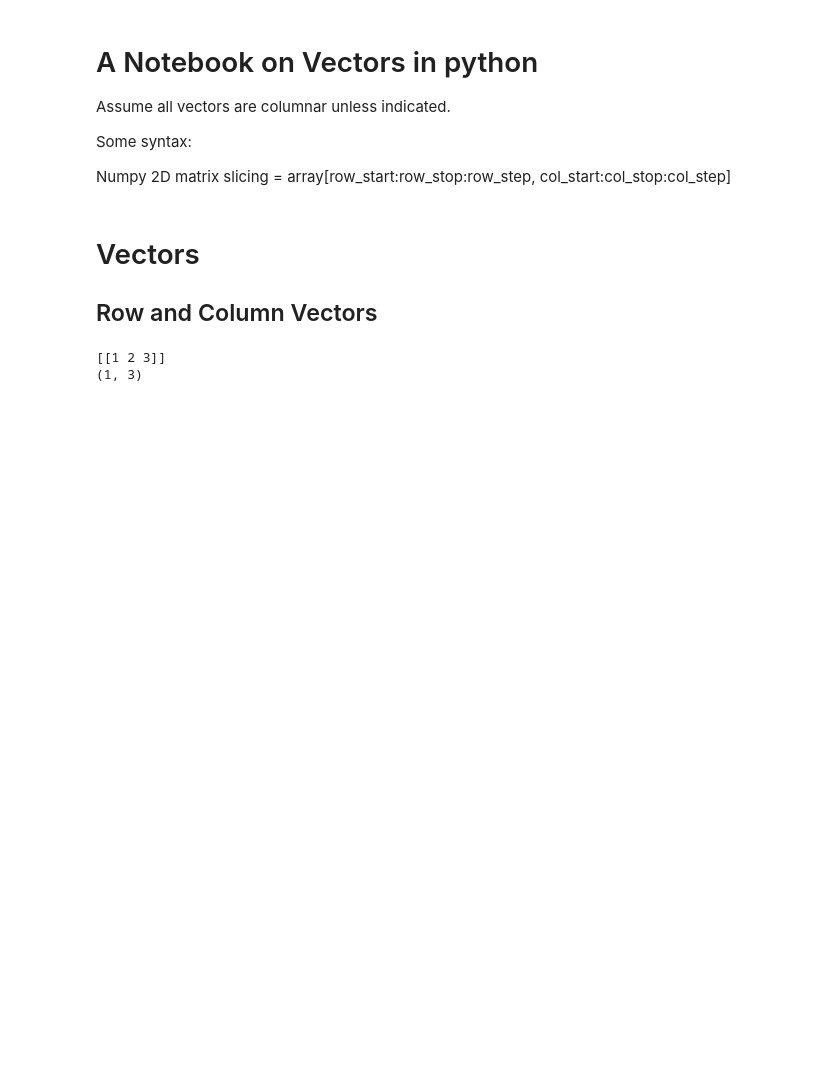
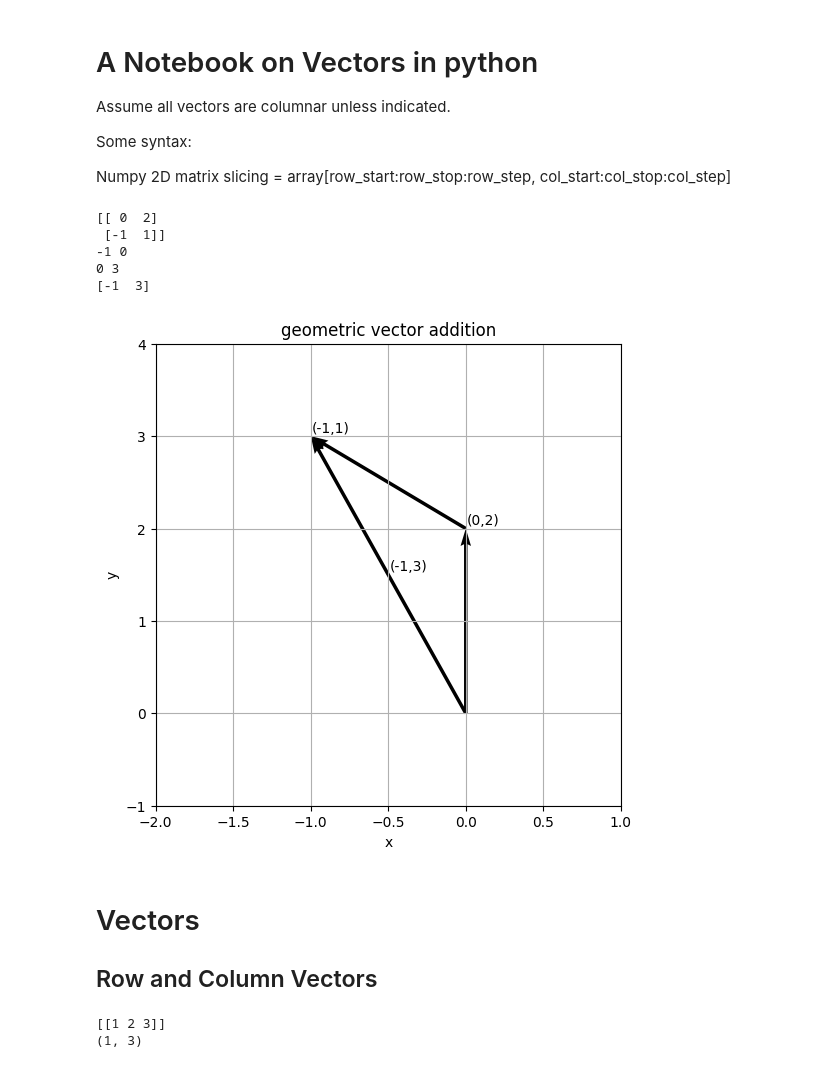
Before and after one commit to solarecho3/vectors, a Jupyter notebook: vectors.ipynb, the cells around one changed output. Cells and saved outputs as stored; diff of their text form; code cells hidden in the pictures; blank space fills up the shorter version.

Commit message:
functionalize a few vector plots

```diff
--- a/vectors.ipynb
+++ b/vectors.ipynb
@@ -65,6 +140,21 @@ def pvec3(*vectors, title=''):
     plt.tight_layout()
     plt.grid()
     return plt
+# %%
+v = np.array([0,2])
+w = np.array([-1,1])
+a = np.array([-4,-2])
+b = np.array([3,1])
+y = np.array([[v,w]])
+addvec2(y, title='geometric vector addition')
+print(v+w)
+# %% [output]
+[[ 0  2]
+ [-1  1]]
+-1 0
+0 3
+[-1  3]
+[figure, added]
 # %% [markdown]
 # Vectors
 
```
Also changed, not shown: parts of 3 cells of this notebook.
